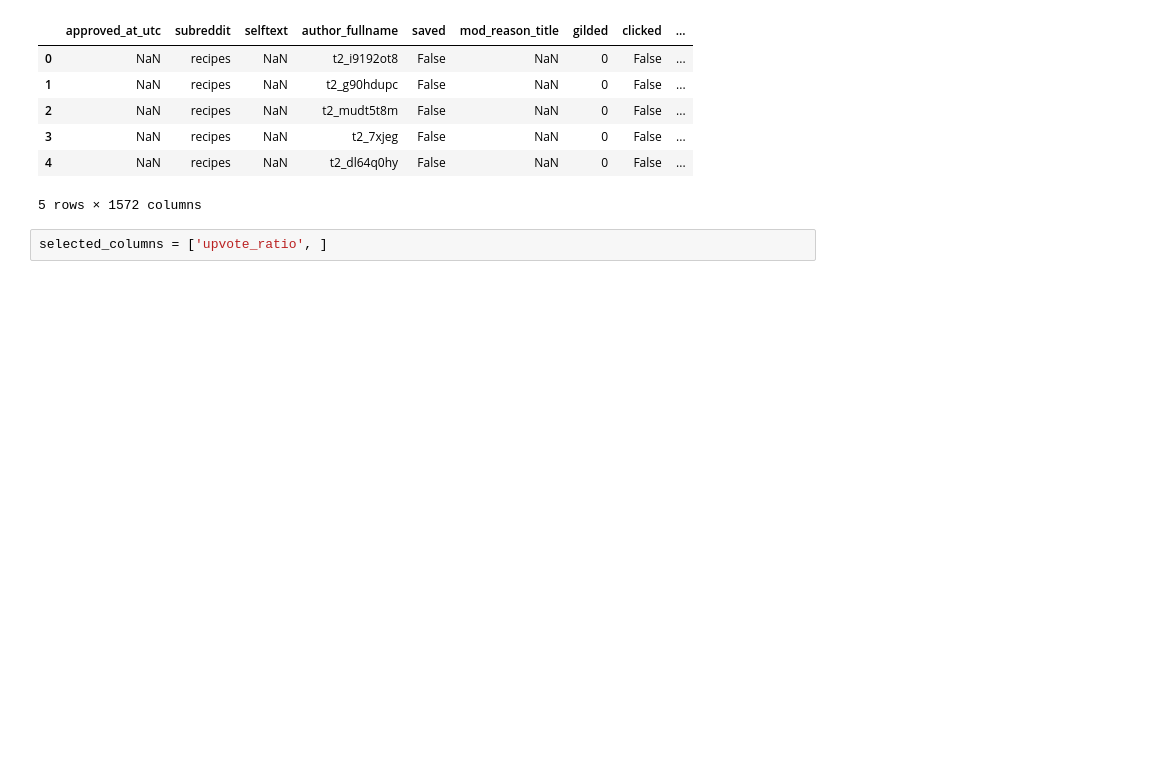
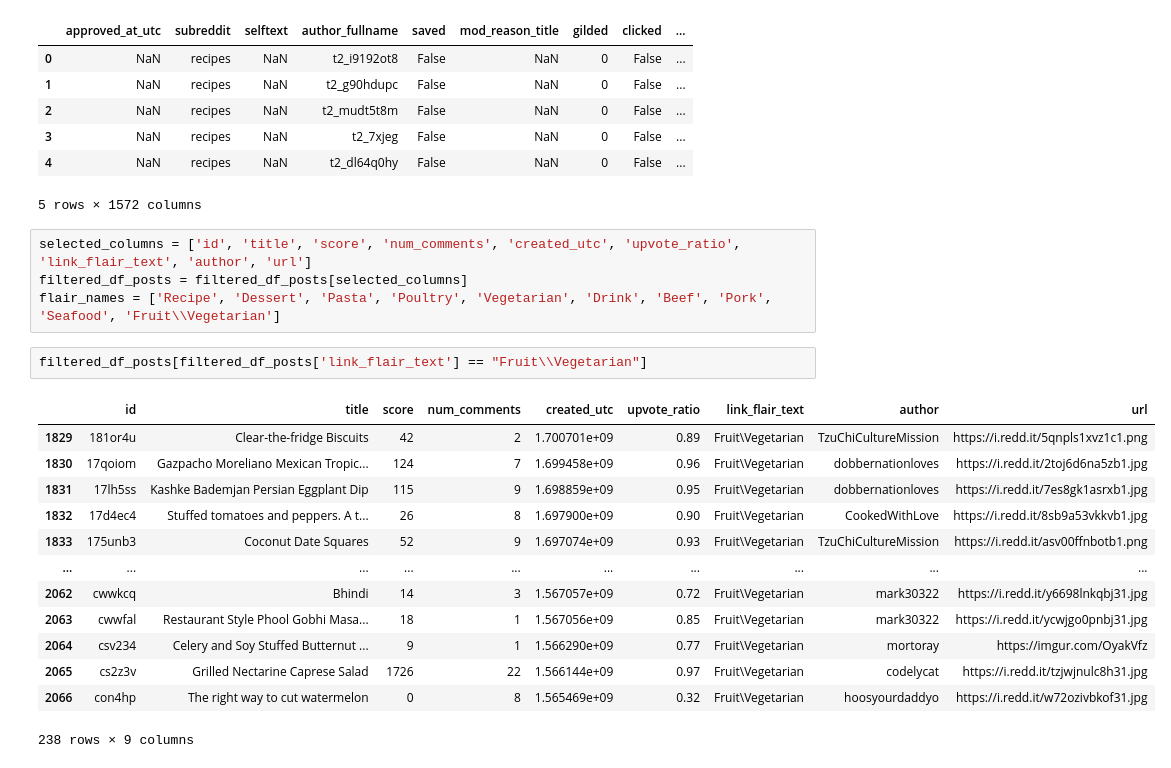
Before and after one commit to lse-ds105/ds105a-project-chadgpt, a Jupyter notebook: notebooks/04 Data Analysis.ipynb, the cells around one changed output. Saved outputs shown, nothing was run; the diff lists cells and outputs as text; blank space fills up the shorter version.

```diff
--- a/notebooks/04 Data Analysis.ipynb
+++ b/notebooks/04 Data Analysis.ipynb
@@ -20,5 +20,23 @@ filtered_df_posts.head()
 | 3 | NaN | recipes | NaN | t2_7xjeg | False | NaN | 0 | False | ... |
 | 4 | NaN | recipes | NaN | t2_dl64q0hy | False | NaN | 0 | False | ... |
 5 rows × 1572 columns
-# %%
-selected_columns = ['upvote_ratio', ]
+# %%
+selected_columns = ['id', 'title', 'score', 'num_comments', 'created_utc', 'upvote_ratio', 'link_flair_text', 'author', 'url']
+filtered_df_posts = filtered_df_posts[selected_columns]
+flair_names = ['Recipe', 'Dessert', 'Pasta', 'Poultry', 'Vegetarian', 'Drink', 'Beef', 'Pork', 'Seafood', 'Fruit\\Vegetarian']
+# %%
+filtered_df_posts[filtered_df_posts['link_flair_text'] == "Fruit\\Vegetarian"]
+# %% [output]
+|  | id | title | score | num_comments | created_utc | upvote_ratio | link_flair_text | author | url |
+| 1829 | 181or4u | Clear-the-fridge Biscuits | 42 | 2 | 1.700701e+09 | 0.89 | Fruit\Vegetarian | TzuChiCultureMission | https://i.redd.it/5qnpls1xvz1c1.png |
+| 1830 | 17qoiom | Gazpacho Moreliano Mexican Tropic... | 124 | 7 | 1.699458e+09 | 0.96 | Fruit\Vegetarian | dobbernationloves | https://i.redd.it/2toj6d6na5zb1.jpg |
+| 1831 | 17lh5ss | Kashke Bademjan Persian Eggplant Dip | 115 | 9 | 1.698859e+09 | 0.95 | Fruit\Vegetarian | dobbernationloves | https://i.redd.it/7es8gk1asrxb1.jpg |
+| 1832 | 17d4ec4 | Stuffed tomatoes and peppers. A t... | 26 | 8 | 1.697900e+09 | 0.90 | Fruit\Vegetarian | CookedWithLove | https://i.redd.it/8sb9a53vkkvb1.jpg |
+| 1833 | 175unb3 | Coconut Date Squares | 52 | 9 | 1.697074e+09 | 0.93 | Fruit\Vegetarian | TzuChiCultureMission | https://i.redd.it/asv00ffnbotb1.png |
+| ... | ... | ... | ... | ... | ... | ... | ... | ... | ... |
+| 2062 | cwwkcq | Bhindi | 14 | 3 | 1.567057e+09 | 0.72 | Fruit\Vegetarian | mark30322 | https://i.redd.it/y6698lnkqbj31.jpg |
+| 2063 | cwwfal | Restaurant Style Phool Gobhi Masa... | 18 | 1 | 1.567056e+09 | 0.85 | Fruit\Vegetarian | mark30322 | https://i.redd.it/ycwjgo0pnbj31.jpg |
+| 2064 | csv234 | Celery and Soy Stuffed Butternut ... | 9 | 1 | 1.566290e+09 | 0.77 | Fruit\Vegetarian | mortoray | https://imgur.com/OyakVfz |
+| 2065 | cs2z3v | Grilled Nectarine Caprese Salad | 1726 | 22 | 1.566144e+09 | 0.97 | Fruit\Vegetarian | codelycat | https://i.redd.it/tzjwjnulc8h31.jpg |
+| 2066 | con4hp | The right way to cut watermelon | 0 | 8 | 1.565469e+09 | 0.32 | Fruit\Vegetarian | hoosyourdaddyo | https://i.redd.it/w72ozivbkof31.jpg |
+238 rows × 9 columns
```
Also changed, not shown: parts of 3 cells of this notebook, 11 other files.
